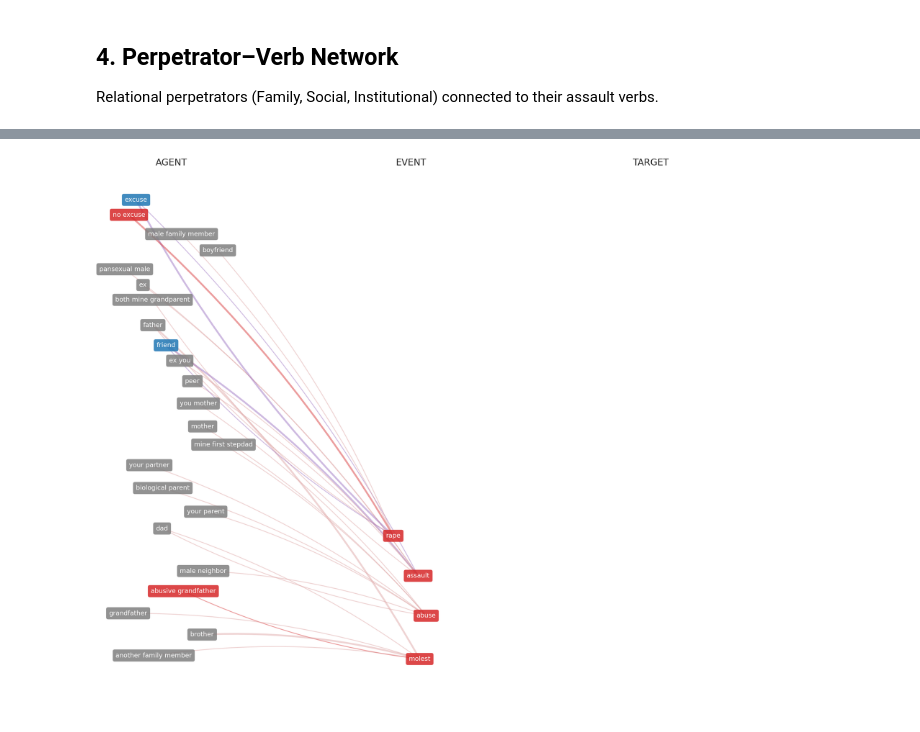
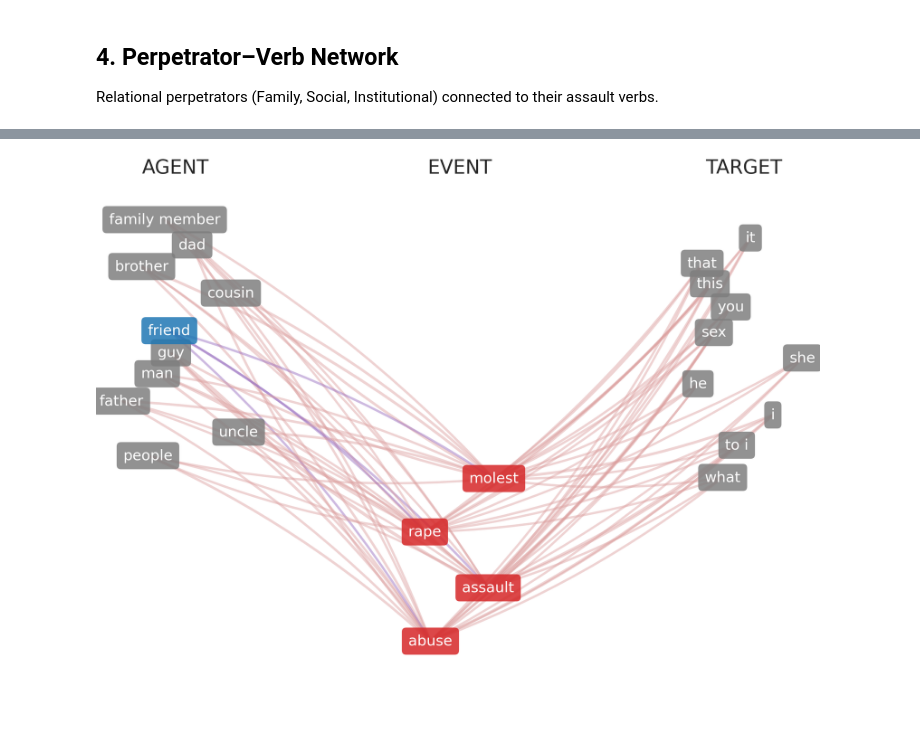
Before and after one commit to MassimoStel/Who-Did-What_Networks, a Jupyter notebook: Docs & Guides/Assault_Actors_Analysis.ipynb, the cells around one changed output, grey strips where cells are left out. Cells and saved outputs as stored; diff of their text form; code cells hidden in the pictures.

```diff
--- a/Docs & Guides/Assault_Actors_Analysis.ipynb
+++ b/Docs & Guides/Assault_Actors_Analysis.ipynb
@@ -263,50 +312,48 @@ Top 25 named perpetrators:
 
 Relational perpetrators (Family, Social, Institutional) connected to their assault verbs.
 # %%
-# Guard: ensure core_verb column exists (recover if possible)
-if 'core_verb' not in named.columns:
-    print("Warning: 'core_verb' column missing from 'named'. Attempting automatic recovery...")
-    _R_MAP = {
-        'rape':'rape','raping':'rape','raped':'rape','rapes':'rape',
-        'abuse':'abuse','abused':'abuse','abuses':'abuse','abusing':'abuse',
-        'assault':'assault','assaulted':'assault','assaults':'assault','assaulting':'assault',
-        'molest':'molest','molested':'molest','molests':'molest','molesting':'molest',
-    }
-    def _rv(v):
-        if not isinstance(v, str): return None
-        v = v.lower().strip()
-        return _R_MAP.get(v, None)
+# 1. Filter out pronouns to focus on named perpetrators
+assault = assault[assault['cat'] != 'Pronoun / Vague'].copy()
 
-    if 'Node 2' in named.columns:
-        named = named.copy()
-        named['core_verb'] = named['Node 2'].apply(_rv)
-    elif 'Node 2' in assault.columns:
-        assault = assault.copy()
-        assault['core_verb'] = assault['Node 2'].apply(_rv)
-        named = assault[assault['cat'] != 'Pronoun / Vague'].copy()
-    else:
-        raise RuntimeError("Cannot recover 'core_verb'. Please re-run Cell 3.")
+#  Top N configuration
+TOP_N = 10
 
-# ── 4. Bipartite Perpetrator–Verb Network ────────────────────────────────
-# Relational perpetrators (Family, Social, Institutional) collegati ai verbi
-relational = named[named['cat'].isin(
-    ['Family / Spouse', 'Social / Acquaintance', 'Institutional / Authority']
-)].copy()
+# 2. Identify Top N using normalized columns (cleaner)
+top_agents  = assault['agent'].value_counts().head(TOP_N).index
+top_verbs   = assault['core_verb'].value_counts().head(TOP_N).index
+top_objects = assault['object'].dropna().value_counts().head(TOP_N).index
 
-# Campiona fino a 8 righe per verbo così tutti e 4 compaiono nel grafico
-_VERB_SAMPLE = 8
-net_sample = (
-    relational
-    .groupby('core_verb', group_keys=False).head(_VERB_SAMPLE)
+# 3. To create a tripartite graph, we need to construct edges for both Agent→Verb and Verb→Object, but only if both nodes are in the respective Top N lists.
+
+# A arc Agent -> Verb (only if BOTH are top)
+df_av = assault[
+    assault['agent'].isin(top_agents) &
+    assault['core_verb'].isin(top_verbs)
+].copy()
+df_av['Node 1'] = df_av['agent']
+df_av['Node 2'] = df_av['core_verb']
+
+# B arc Verb -> Object (only if BOTH are top)
+df_vo = assault[
+    assault['core_verb'].isin(top_verbs) &
+    assault['object'].isin(top_objects)
+].copy()
+df_vo['Node 1'] = df_vo['core_verb']
+df_vo['TEA']    = 'Event'
+df_vo['Node 2'] = df_vo['object']
+df_vo['TEA2']   = 'Target'
+
+# 4. Combine edges for plotting
+graph_df = pd.concat([df_av, df_vo], ignore_index=True)
+
+print(f'Showing {len(graph_df)} edges between the Top {TOP_N} nodes per category.')
+
+# 5. Plot the graph using teaplot
+import teanets.teaplot as teaplot
+teaplot.plot_svo_graph(
+    graph_df,
+    custom_font=30,
+    filename='../data/svo_output/tripartite_network_top.png',
+    mark_passive_approx=True
 )
-
-# Sovrascrivi Node 1 / Node 2 con valori normalizzati per il grafico
-net_df = net_sample.assign(**{
-    'Node 1': net_sample['agent'],
-    'Node 2': net_sample['core_verb']
-})
-
-print(f'Relational edges nel grafico: {len(net_df)}')
-print('Verbi presenti:', net_df['core_verb'].unique())
-tea.plot_svo_graph(net_df, custom_font=14)
 # %% [output]
@@ -317,4 +361,4 @@ Length: 4, dtype: str
-[figure, old version]
+[figure, new version]
 # %%
 ## python -m teanets.batch_extract --gpu --batch-size 50 --sample-size 500 --seed 42 --output-dir ../data/svo_output --input ../data/sexualassault.csv
 # %%
```
Also changed, not shown: parts of 5 cells of this notebook, 5 other files.
